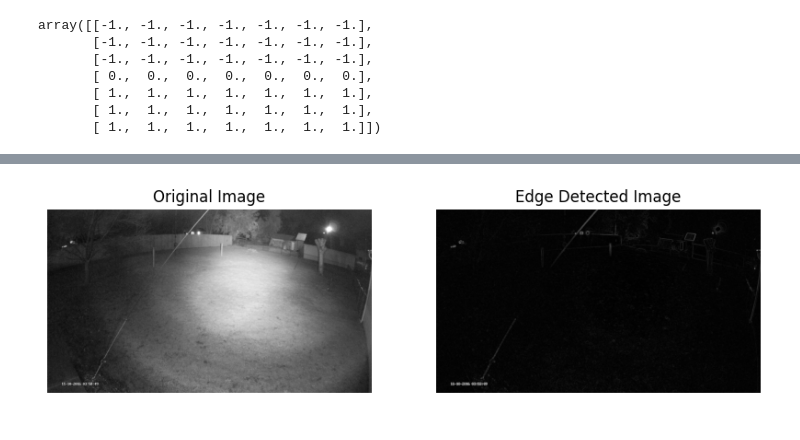
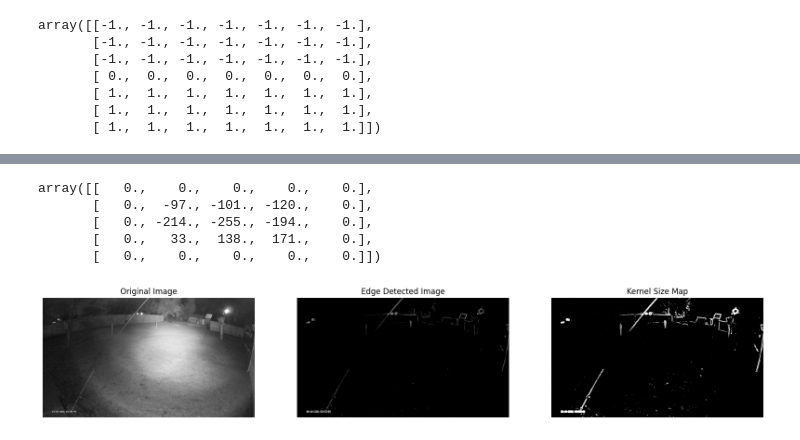
Before and after one commit to alyraafat/Computer-Vision-Assignments, a Jupyter notebook: assignment2/Assignment2.ipynb, the cells around one changed output, grey strips where cells are left out. Cells and saved outputs as stored; diff of their text form; code cells hidden in the pictures.

```diff
--- a/assignment2/Assignment2.ipynb
+++ b/assignment2/Assignment2.ipynb
@@ -46,0 +37,3 @@ array([[-1., -1., -1.,  0.,  1.,  1.,  1.],
+# %%
+kernel_y = create_kernel_y(7)
+kernel_y.dtype, kernel_y
@@ -51,10 +53,17 @@ def mag(x: np.ndarray, y: np.ndarray, n: int) -> np.ndarray:
 def convolution(kernel: np.ndarray, img: np.ndarray) -> np.ndarray:
     n = kernel.shape[0]
     m, z = img.shape
-    new_img = np.zeros((m-n+1, z-n+1), dtype=np.float64)
-    for i in range(m-n+1):
-        for j in range(z-n+1):
-            new_img[i, j] = np.sum(kernel * img[i:i+n, j:j+n])
+    # new_img = np.zeros((m-n+1, z-n+1), dtype=np.float64)
+    new_img = np.zeros((m, z), dtype=np.float64)
+    mid_kernel = n//2
+    for i in range(mid_kernel, m-mid_kernel):
+        for j in range(mid_kernel, z-mid_kernel):
+            new_img[i, j] = np.sum(kernel * img[i-mid_kernel:i+mid_kernel+1, j-mid_kernel:j+mid_kernel+1])
+            # curr_sum = 0
+            # for k in range(n):
+            #     for l in range(n):
+            #         curr_sum += kernel[k, l] * img[i+k, j+l]
+            # new_img[i, j] = curr_sum
     return new_img
 
 def pad_with_zeros(convoluted_img: np.ndarray, orig_img_shape: Tuple[int,int], n: int) -> np.ndarray:
@@ -80,14 +89,24 @@ def main(I: np.ndarray, s: int, t: int) -> np.ndarray:
         Gx = convolution(kernel_x, I)
         Gy = convolution(kernel_y, I)
         Mag = mag(Gx, Gy, n)
-        Mag_padded = pad_with_zeros(Mag, I.shape, n)
-        all_mags.append(Mag_padded)
+        # Mag_padded = pad_with_zeros(Mag, I.shape, n)
+        all_mags.append(Mag)
 
     M = np.zeros(I.shape, dtype=np.float64)
-    S = np.zeros(I.shape, dtype=np.float64)
+    S = np.zeros(I.shape, dtype=int)
     for Mag in all_mags:
         M, S = assigning_maximum_grad_per_pixel(M, S, Mag, t, n)
     return M, S
+# %%
+kernel_x = create_kernel_x(3)
+x = np.random.randint(0, 255, (5, 5))
+convolution(kernel_x, x)
+# %% [output]
+array([[   0.,    0.,    0.,    0.,    0.],
+       [   0.,  -97., -101., -120.,    0.],
+       [   0., -214., -255., -194.,    0.],
+       [   0.,   33.,  138.,  171.,    0.],
+       [   0.,    0.,    0.,    0.,    0.]])
 # %%
 def read_image(path: str, grayscale: bool = True) -> np.ndarray:
     """
@@ -109,23 +128,26 @@ def read_image(path: str, grayscale: bool = True) -> np.ndarray:
 
     return img
 # %%
-def plot_imgs_beside_each_other(img1: np.ndarray, img2: np.ndarray, title1: str, title2: str):
-    fig, axs = plt.subplots(1, 2, figsize=(10, 5))
+def plot_imgs_beside_each_other(img1: np.ndarray, M: np.ndarray,  S: np.ndarray, title1: str, title2: str, title3: str):
+    fig, axs = plt.subplots(1, 3, figsize=(20, 10))
     axs[0].imshow(img1, cmap='gray')
     axs[0].set_title(title1)
     axs[0].axis('off')
-    axs[1].imshow(img2, cmap='gray')
+    axs[1].imshow(M, cmap='gray')
     axs[1].set_title(title2)
     axs[1].axis('off')
+    axs[2].imshow(S, cmap='gray')
+    axs[2].set_title(title3)
+    axs[2].axis('off')
     plt.show()
 
 def test_img(img_path: str, s: int, t: int) -> Tuple[np.ndarray, np.ndarray]:
     img = read_image(img_path)
     img = np.array(img, dtype=np.float64)
     M, S = main(img, s, t)
-    plot_imgs_beside_each_other(img, M, 'Original Image', 'Edge Detected Image')
+    plot_imgs_beside_each_other(img, M, S, 'Original Image', 'Edge Detected Image', 'Kernel Size Map')
     return M, S
 # %%
-M, S = test_img('./test1.png', 7, 0)
+M, S = test_img('./test1.png', 13, 10)
 # %% [output]
-[figure, old version]
+[figure, new version]
```
Also changed, not shown: parts of 5 cells of this notebook.
